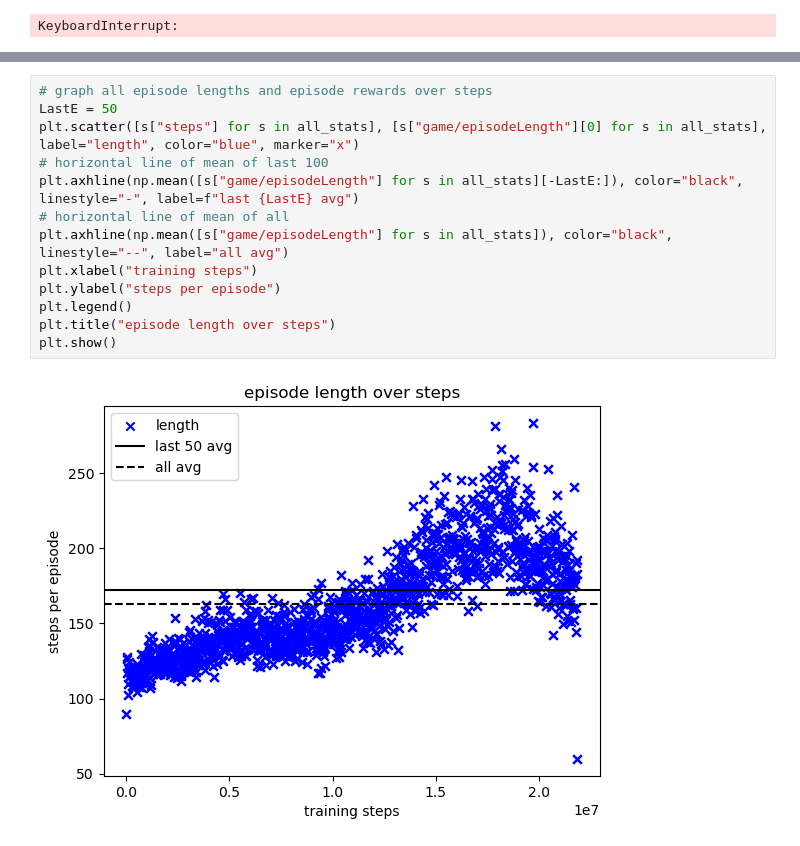
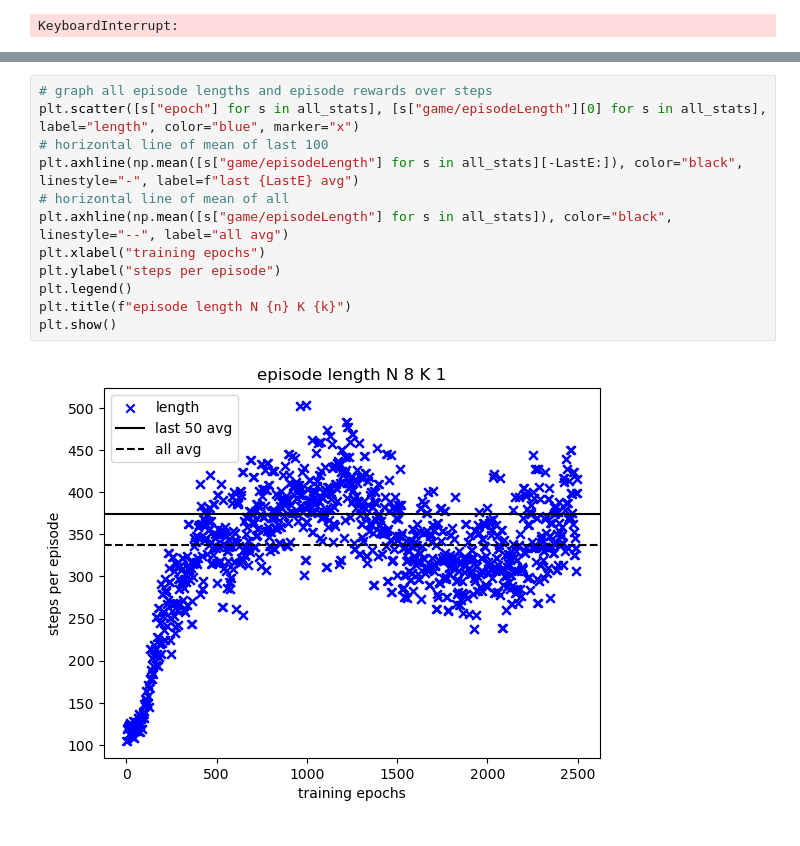
Before and after one commit to MichaelEinhorn/FederatedRL, a Jupyter notebook: procgenVector.ipynb, the cells around one changed output, grey strips where cells are left out. Saved outputs shown, nothing was run; the diff lists cells and outputs as text.

```diff
--- a/procgenVector.ipynb
+++ b/procgenVector.ipynb
@@ -237,18 +240,17 @@ last 100 1.7928825531197754
 # %%
 # graph all episode lengths and episode rewards over steps
-LastE = 50
-plt.scatter([s["steps"] for s in all_stats], [s["game/episodeLength"][0] for s in all_stats], label="length", color="blue", marker="x")
+plt.scatter([s["epoch"] for s in all_stats], [s["game/episodeLength"][0] for s in all_stats], label="length", color="blue", marker="x")
 # horizontal line of mean of last 100
 plt.axhline(np.mean([s["game/episodeLength"] for s in all_stats][-LastE:]), color="black", linestyle="-", label=f"last {LastE} avg")
 # horizontal line of mean of all
 plt.axhline(np.mean([s["game/episodeLength"] for s in all_stats]), color="black", linestyle="--", label="all avg")
-plt.xlabel("training steps")
+plt.xlabel("training epochs")
 plt.ylabel("steps per episode")
 plt.legend()
-plt.title("episode length over steps")
+plt.title(f"episode length N {n} K {k}")
 plt.show()
 # %% [output]
-[figure, old version]
+[figure, new version]
 # %%
 # list folders in /storage/home/hcoda1/2/meinhorn6/scratch/RL/models
 files = os.listdir(modelPath)
```
Also changed, not shown: parts of 8 cells of this notebook, 3 other files.
